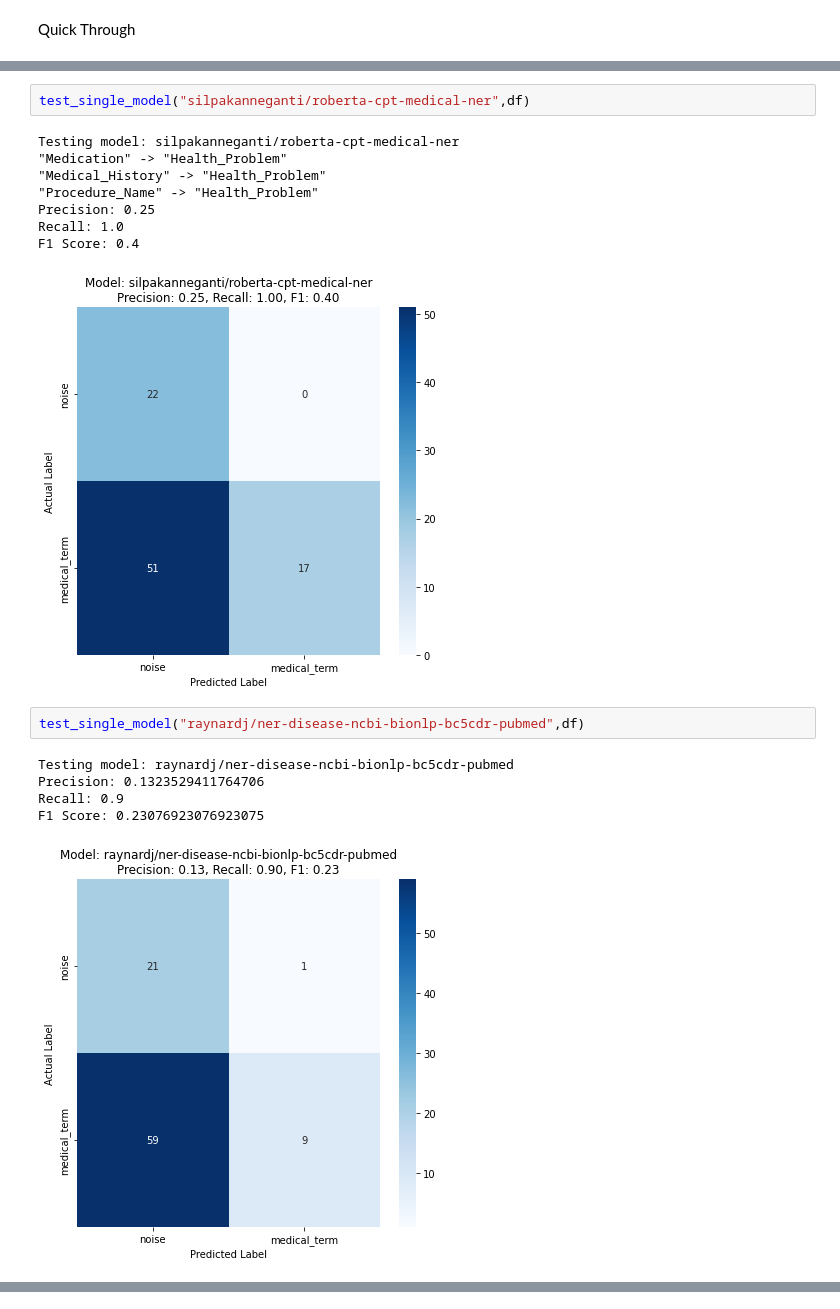
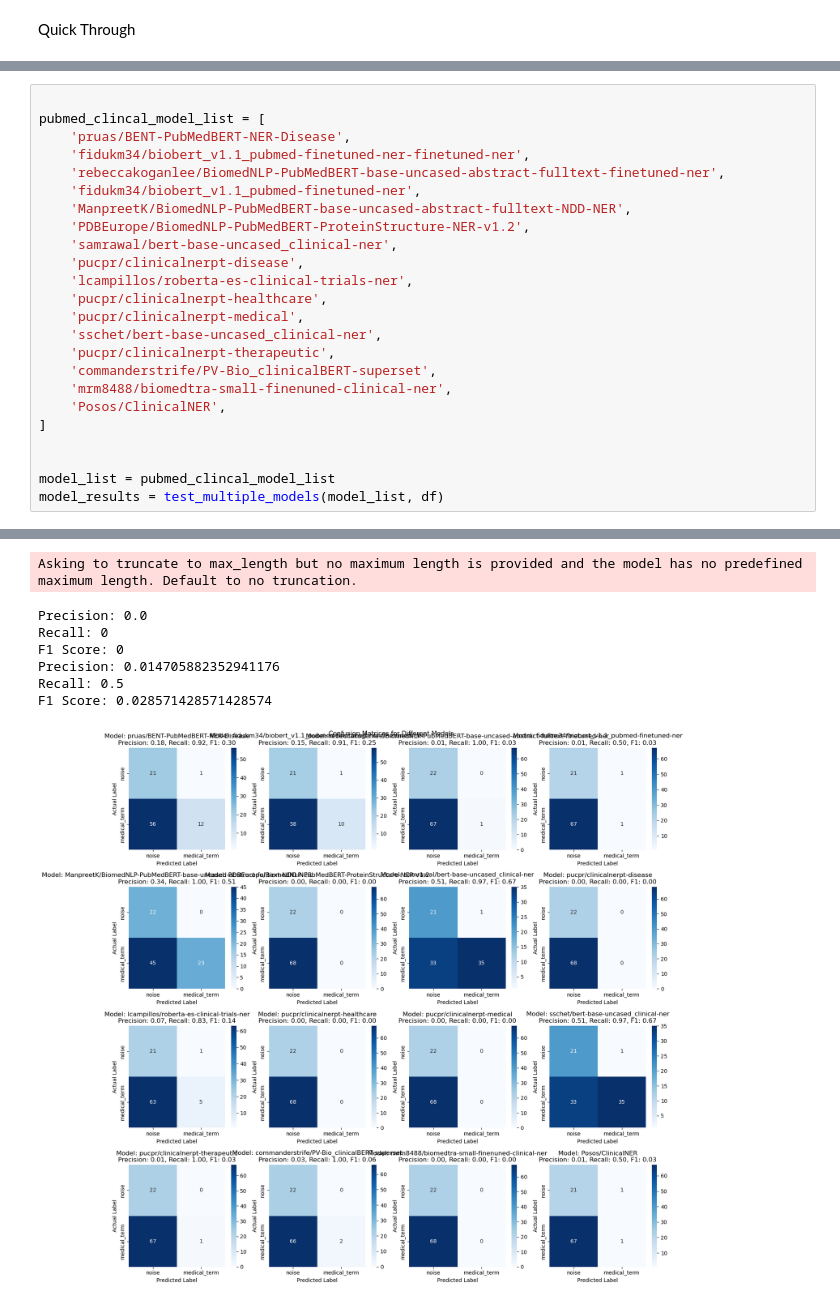
Before and after one commit to JiananTao/GDP2023_llms, a Jupyter notebook: LLMs_with_NER-Jianan.ipynb, the cells around one changed output, grey strips where cells are left out. Saved outputs shown, nothing was run; the diff lists cells and outputs as text.

```diff
--- a/LLMs_with_NER-Jianan.ipynb
+++ b/LLMs_with_NER-Jianan.ipynb
@@ -336,19 +293,25 @@ roBERTa
-# %%
-test_single_model("silpakanneganti/roberta-cpt-medical-ner",df)
-# %% [output]
-Testing model: silpakanneganti/roberta-cpt-medical-ner
-"Medication" -> "Health_Problem"
-"Medical_History" -> "Health_Problem"
-"Procedure_Name" -> "Health_Problem"
-Precision: 0.25
-Recall: 1.0
-F1 Score: 0.4
-[figure, removed]
-# %%
-test_single_model("raynardj/ner-disease-ncbi-bionlp-bc5cdr-pubmed",df)
-# %% [output]
-Testing model: raynardj/ner-disease-ncbi-bionlp-bc5cdr-pubmed
-Precision: 0.1323529411764706
-Recall: 0.9
-F1 Score: 0.23076923076923075
-[figure, removed]
+# %%
+
+pubmed_clincal_model_list = [
+    'pruas/BENT-PubMedBERT-NER-Disease',
+    'fidukm34/biobert_v1.1_pubmed-finetuned-ner-finetuned-ner',
+    'rebeccakoganlee/BiomedNLP-PubMedBERT-base-uncased-abstract-fulltext-finetuned-ner',
+    'fidukm34/biobert_v1.1_pubmed-finetuned-ner',
+    'ManpreetK/BiomedNLP-PubMedBERT-base-uncased-abstract-fulltext-NDD-NER',
+    'PDBEurope/BiomedNLP-PubMedBERT-ProteinStructure-NER-v1.2',
+    'samrawal/bert-base-uncased_clinical-ner',
+    'pucpr/clinicalnerpt-disease',
+    'lcampillos/roberta-es-clinical-trials-ner',
+    'pucpr/clinicalnerpt-healthcare',
+    'pucpr/clinicalnerpt-medical',
+    'sschet/bert-base-uncased_clinical-ner',
+    'pucpr/clinicalnerpt-therapeutic',
+    'commanderstrife/PV-Bio_clinicalBERT-superset',
+    'mrm8488/biomedtra-small-finenuned-clinical-ner',
+    'Posos/ClinicalNER',
+]
+
+
+model_list = pubmed_clincal_model_list
+model_results = test_multiple_models(model_list, df)
+# %% [output]
@@ -354,0 +363,8 @@ F1 Score: 0.23076923076923075
+Asking to truncate to max_length but no maximum length is provided and the model has no predefined maximum length. Default to no truncation.
+Precision: 0.0
+Recall: 0
+F1 Score: 0
+Precision: 0.014705882352941176
+Recall: 0.5
+F1 Score: 0.028571428571428574
+[figure, added]
```
Also changed, not shown: parts of 17 cells of this notebook.
